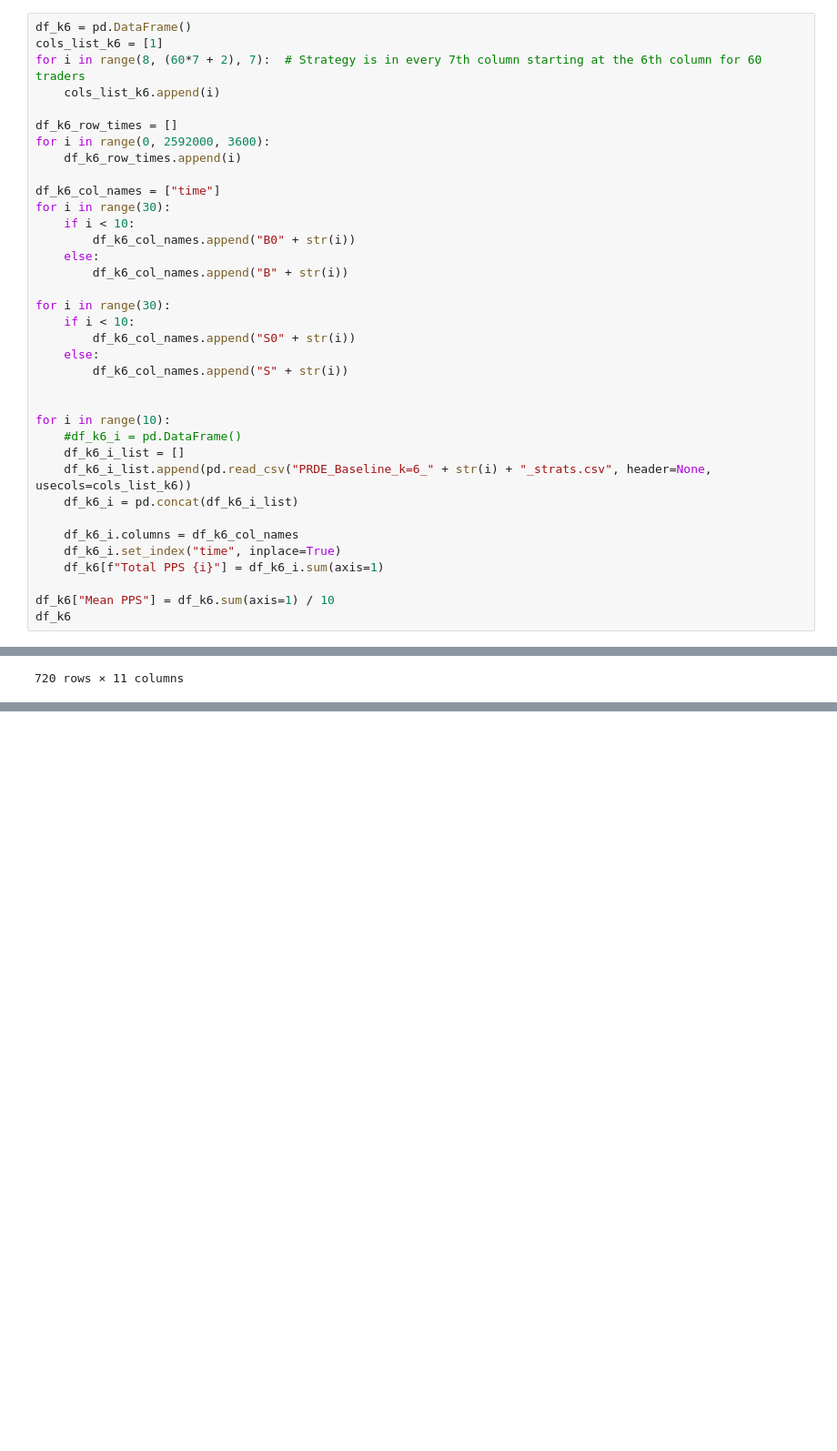
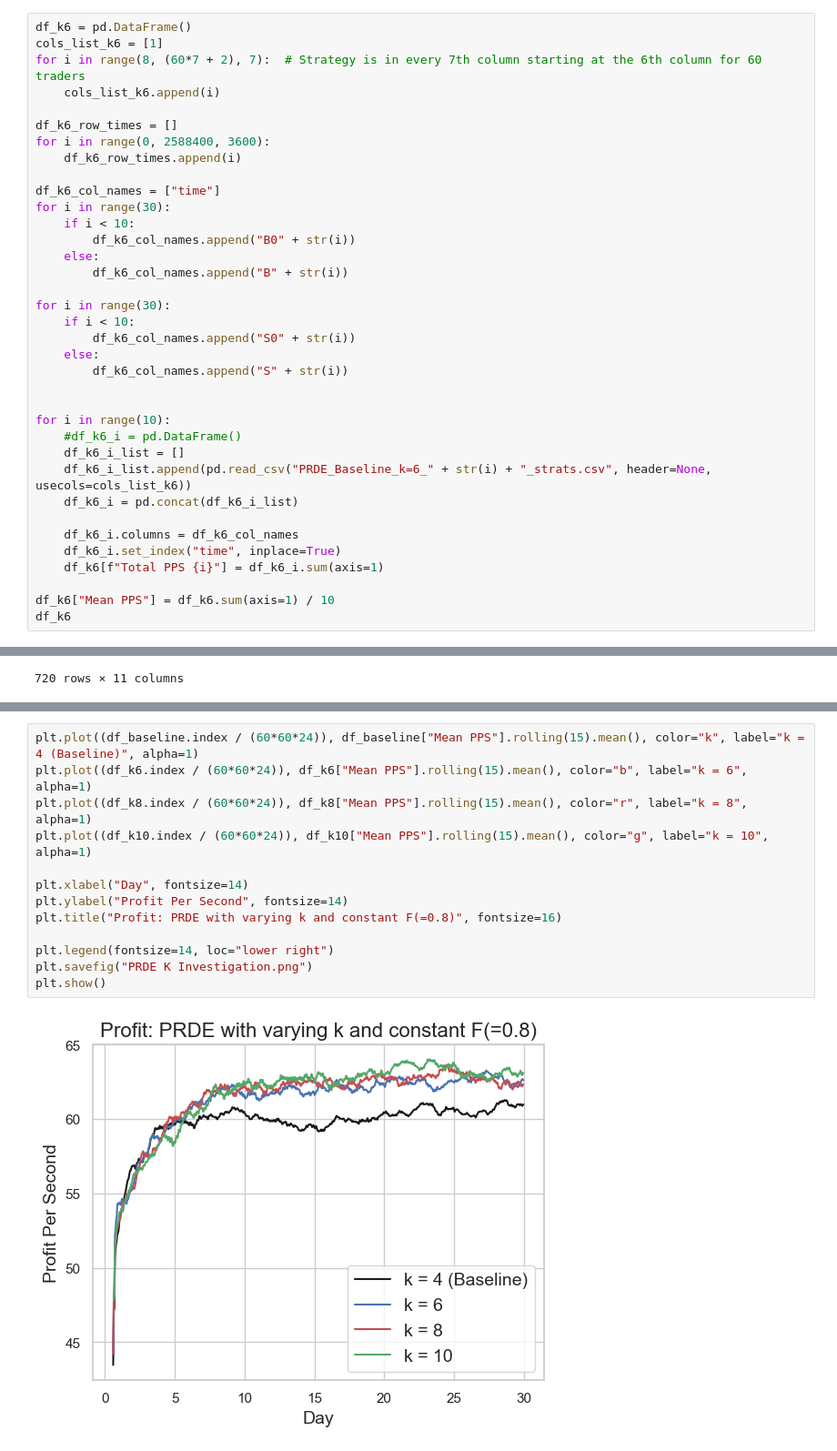
Before and after one commit to MJ-Peters/INFT-Coursework-PRDE-Trader-Evaluation-and-Improvement, a Jupyter notebook: Investigating K and F/k Experiment/k Data Analysis.ipynb, the cells around one changed output, grey strips where cells are left out. Shown: that part at 91% size. Saved outputs shown, nothing was run; the diff lists cells and outputs as text; blank space fills up the shorter version.

Commit message:
Completed visualisation of k experiments.

```diff
--- a/Investigating K and F/k Experiment/k Data Analysis.ipynb
+++ b/Investigating K and F/k Experiment/k Data Analysis.ipynb
@@ -14,7 +63,7 @@ for i in range(8, (60*7 + 2), 7):  # Strategy is in every 7th column starting at
     cols_list_k6.append(i)
 
 df_k6_row_times = []
-for i in range(0, 2592000, 3600):
+for i in range(0, 2588400, 3600):
     df_k6_row_times.append(i)
 
 df_k6_col_names = ["time"]
@@ -68,0 +210,15 @@ TypeError: ufunc 'isfinite' not supported for the input types, and the inputs co
+# %%
+plt.plot((df_baseline.index / (60*60*24)), df_baseline["Mean PPS"].rolling(15).mean(), color="k", label="k = 4 (Baseline)", alpha=1)
+plt.plot((df_k6.index / (60*60*24)), df_k6["Mean PPS"].rolling(15).mean(), color="b", label="k = 6", alpha=1)
+plt.plot((df_k8.index / (60*60*24)), df_k8["Mean PPS"].rolling(15).mean(), color="r", label="k = 8", alpha=1)
+plt.plot((df_k10.index / (60*60*24)), df_k10["Mean PPS"].rolling(15).mean(), color="g", label="k = 10", alpha=1)
+
+plt.xlabel("Day", fontsize=14)
+plt.ylabel("Profit Per Second", fontsize=14)
+plt.title("Profit: PRDE with varying k and constant F(=0.8)", fontsize=16)
+
+plt.legend(fontsize=14, loc="lower right")
+plt.savefig("PRDE K Investigation.png")
+plt.show()
+# %% [output]
+[figure, added]
```
Also changed, not shown: parts of 6 cells of this notebook.
